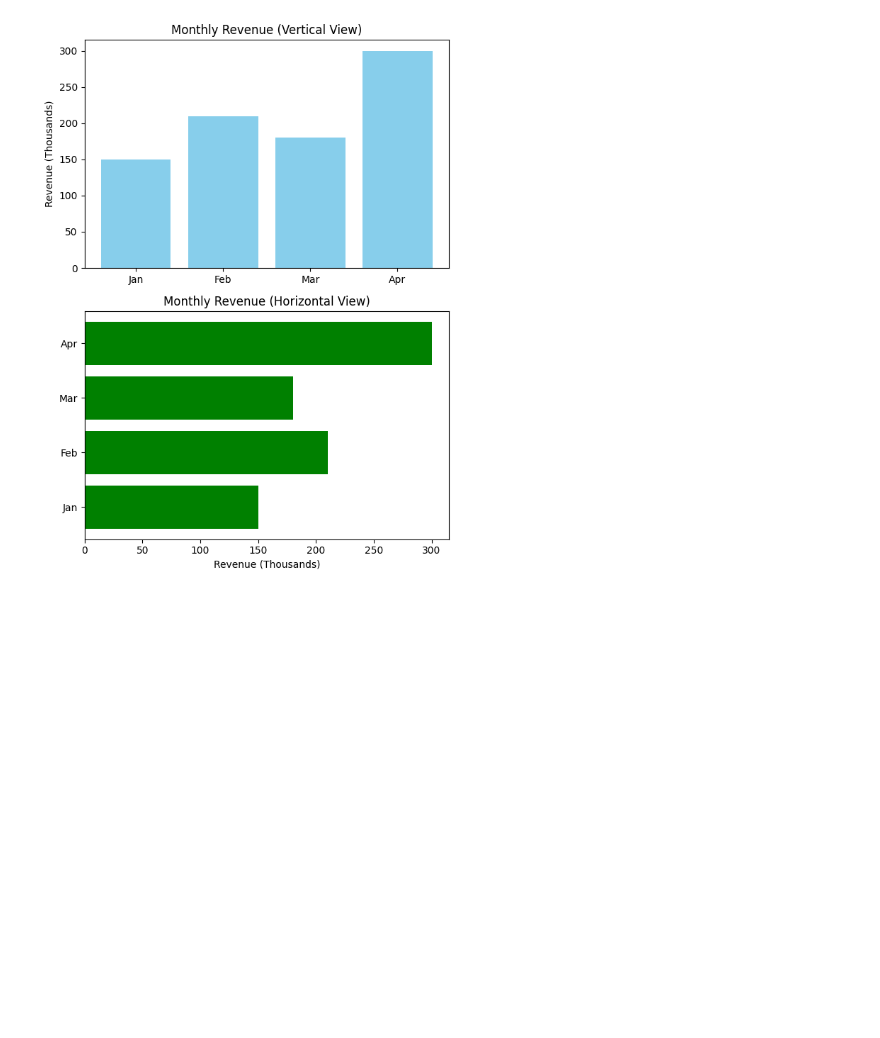
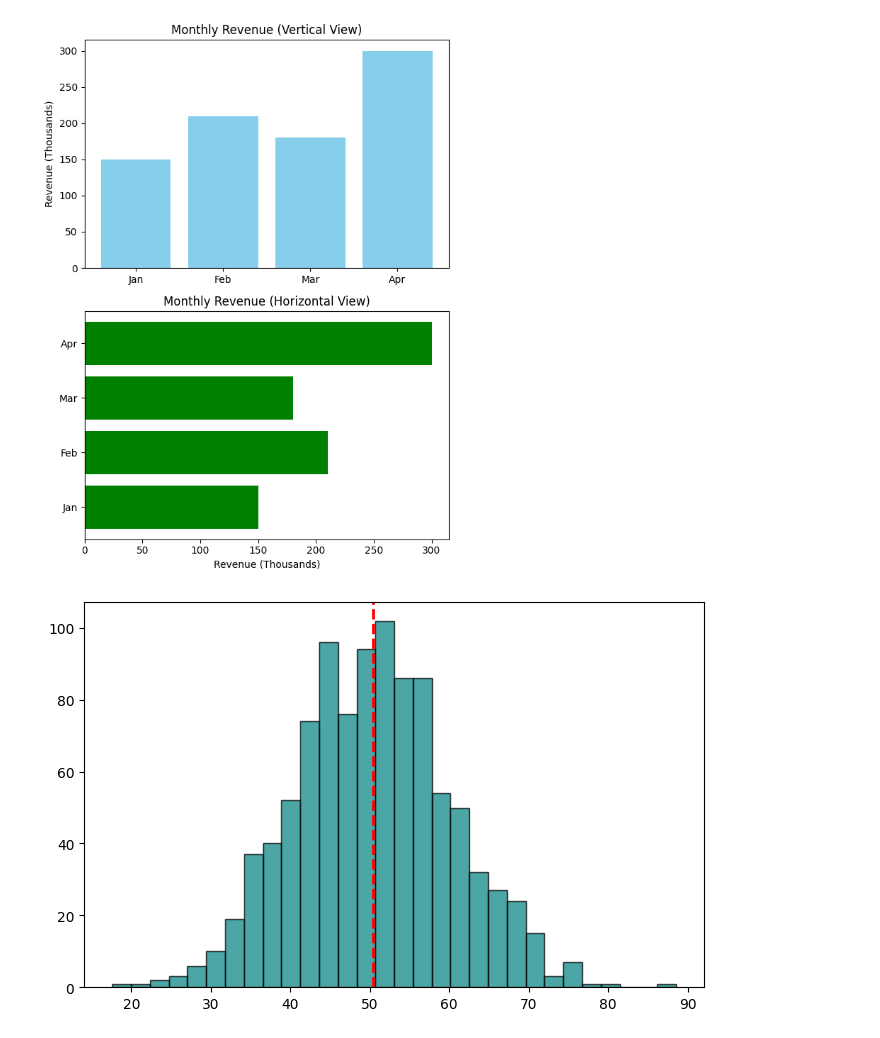
Before and after one commit to buddhini81/learning-python, a Jupyter notebook: UsingMatplotlib.ipynb, the cells around one changed output. Cells and saved outputs as stored; diff of their text form; code cells hidden in the pictures; blank space fills up the shorter version.

```diff
--- a/UsingMatplotlib.ipynb
+++ b/UsingMatplotlib.ipynb
@@ -61,30 +61,74 @@ months = ['Jan', 'Feb', 'Mar', 'Apr']
 
 #Define corresponding values: revenue = [150, 210, 180, 300].
 revenue = [150, 210, 180, 300]
 
 #Create a figure that contains two subplots arranged vertically (2 rows, 1 column).
 fig, axes = plt.subplots(nrows=2, ncols=1, figsize=(6, 8))
 
 #In the top subplot, create a bar chart of revenue vs. months.
 axes[0].bar(months, revenue, color='skyblue')
 #Set the title of this subplot to "Monthly Revenue".
 axes[0].set_title("Monthly Revenue (Vertical View)")
 axes[0].set_ylabel("Revenue (Thousands)")
 
 
 #In the bottom subplot, create a horizontal bar chart using plt.barh().
 #Color the bars in this subplot 'green'.
 axes[1].barh(months, revenue, color='green')
 #Set the title of this subplot to "Revenue (Horizontal View)".
 axes[1].set_title("Monthly Revenue (Horizontal View)")
 axes[1].set_xlabel("Revenue (Thousands)")
 
 
 #Use plt.tight_layout() to prevent titles and labels from overlapping.
 plt.tight_layout()
 
 plt.show()
+
+#Histogram (Distribution)
+#Create a large array of data (e.g., 1000 points) named data using np.random.normal() with a mean of 50 and a standard deviation of 10.
+data = np.random.normal(50, 10, 1000)
+
+#Plot a histogram of the data using plt.hist()
+#Set the number of bins to 30.
+#Set the edge color of the bars to 'black' (e.g., edgecolor='black').
+plt.figure(figsize=(8, 5))
+plt.hist(data,
+         bins = 30,
+         color='teal',
+         edgecolor='black',
+         alpha=0.7
+         )
+
+#Add a vertical dashed line (plt.axvline()) at the mean of the data to visually indicate the center of the distribution.
+data_mean = np.mean(data)
+plt.axvline(data_mean, color='red', linestyle='--', linewidth=2, label=f'Mean: {data_mean:.2f}')
+
+plt.show()
+
+#Using Pandas Data for Plotting (Integration)
+#Create a Pandas DataFrame df with two columns, 'Year' and 'Population', like this:
+df = pd.DataFrame({
+    'Year': [2000, 2005, 2010, 2015, 2020],
+    'Population': [6.1, 6.5, 7.0, 7.4, 7.8] # in Billions
+})
+
+#Use the Pandas plotting method (df.plot.line()) or directly pass the DataFrame columns to Matplotlib's plt.plot() to plot 'Population' vs. 'Year'.
+plt.figure(figsize=(8, 5))
+plt.plot(df['Year'], df['Population'], marker='o', linestyle='-', color='purple')
+
+#Set the y-axis label to "Global Population (Billions)".
+plt.title("Global Population Growth Over Time")
+plt.xlabel("Year")
+plt.ylabel("Global Population (Billions)")
+
+#Ensure the x-axis tick marks only show the years provided in the data.
+plt.xticks(df['Year'])
+plt.grid(axis='y', linestyle=':', alpha=0.5)
+
+plt.show()
 # %% [output]
 [figure]
 [figure]
 [figure]
+[figure, added]
```
Also changed, not shown: parts of 1 cell of this notebook.
